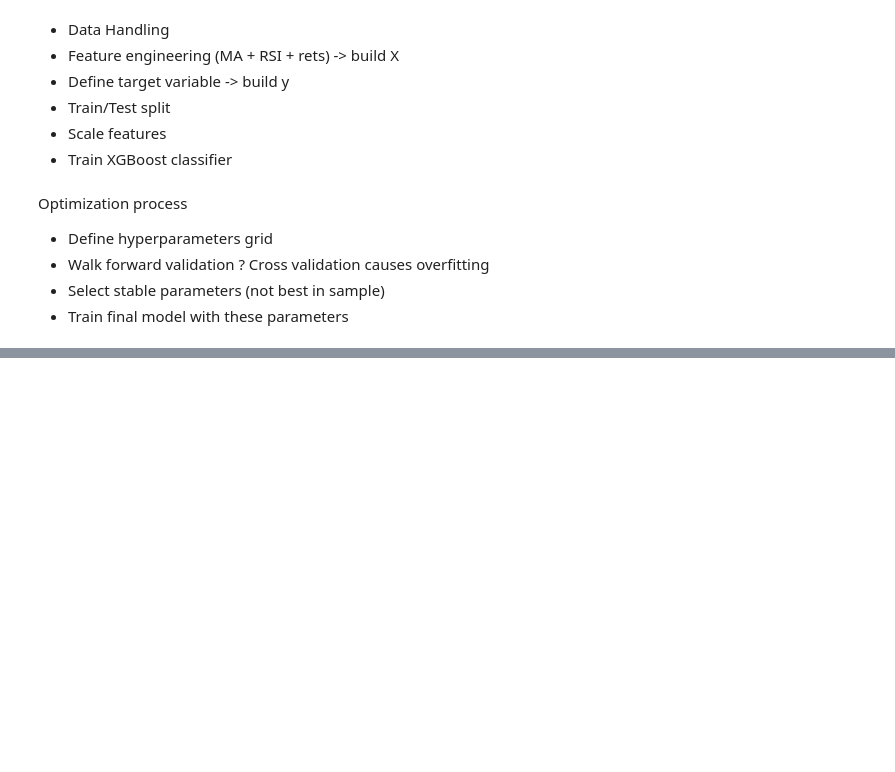
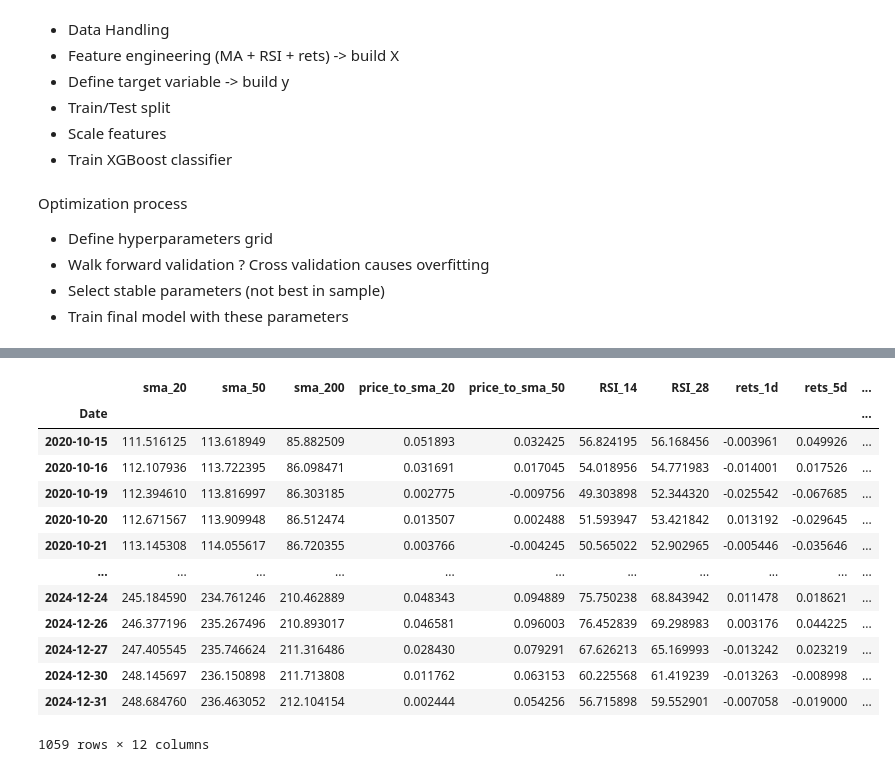
Before and after one commit to MarienRossiBenedetti/MasterProject_NewVersion, a Jupyter notebook: notebooks/exploration_nb.ipynb, the cells around one changed output, grey strips where cells are left out. Cells and saved outputs as stored; diff of their text form; code cells hidden in the pictures; blank space fills up the shorter version.

```diff
--- a/notebooks/exploration_nb.ipynb
+++ b/notebooks/exploration_nb.ipynb
@@ -259,0 +397,19 @@ Optimization process
+# %%
+X, y = process_data(df)
+# %%
+X
+# %% [output]
+|  | sma_20 | sma_50 | sma_200 | price_to_sma_20 | price_to_sma_50 | RSI_14 | RSI_28 | rets_1d | rets_5d | ... |
+| Date |  |  |  |  |  |  |  |  |  | ... |
+| 2020-10-15 | 111.516125 | 113.618949 | 85.882509 | 0.051893 | 0.032425 | 56.824195 | 56.168456 | -0.003961 | 0.049926 | ... |
+| 2020-10-16 | 112.107936 | 113.722395 | 86.098471 | 0.031691 | 0.017045 | 54.018956 | 54.771983 | -0.014001 | 0.017526 | ... |
+| 2020-10-19 | 112.394610 | 113.816997 | 86.303185 | 0.002775 | -0.009756 | 49.303898 | 52.344320 | -0.025542 | -0.067685 | ... |
+| 2020-10-20 | 112.671567 | 113.909948 | 86.512474 | 0.013507 | 0.002488 | 51.593947 | 53.421842 | 0.013192 | -0.029645 | ... |
+| 2020-10-21 | 113.145308 | 114.055617 | 86.720355 | 0.003766 | -0.004245 | 50.565022 | 52.902965 | -0.005446 | -0.035646 | ... |
+| ... | ... | ... | ... | ... | ... | ... | ... | ... | ... | ... |
+| 2024-12-24 | 245.184590 | 234.761246 | 210.462889 | 0.048343 | 0.094889 | 75.750238 | 68.843942 | 0.011478 | 0.018621 | ... |
+| 2024-12-26 | 246.377196 | 235.267496 | 210.893017 | 0.046581 | 0.096003 | 76.452839 | 69.298983 | 0.003176 | 0.044225 | ... |
+| 2024-12-27 | 247.405545 | 235.746624 | 211.316486 | 0.028430 | 0.079291 | 67.626213 | 65.169993 | -0.013242 | 0.023219 | ... |
+| 2024-12-30 | 248.145697 | 236.150898 | 211.713808 | 0.011762 | 0.063153 | 60.225568 | 61.419239 | -0.013263 | -0.008998 | ... |
+| 2024-12-31 | 248.684760 | 236.463052 | 212.104154 | 0.002444 | 0.054256 | 56.715898 | 59.552901 | -0.007058 | -0.019000 | ... |
+1059 rows × 12 columns
```
Also changed, not shown: parts of 17 cells of this notebook, 6 other files.
